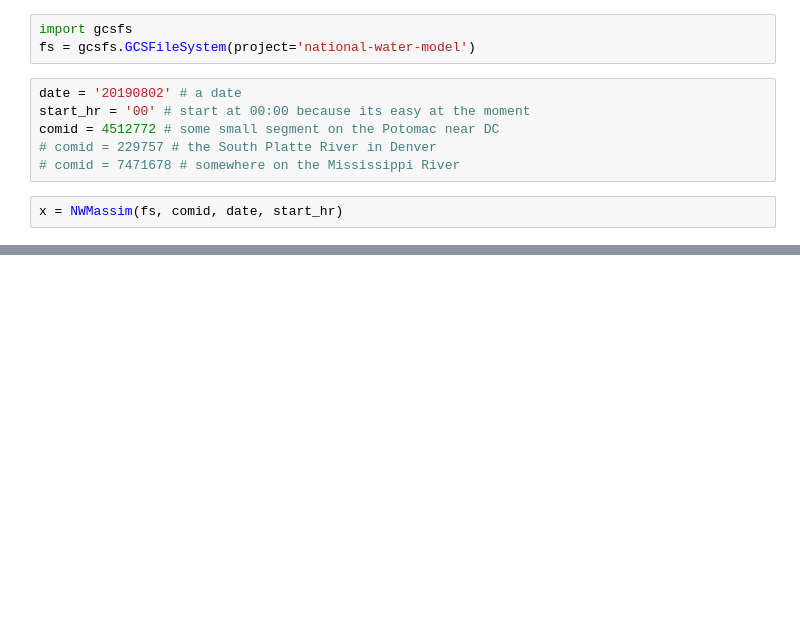
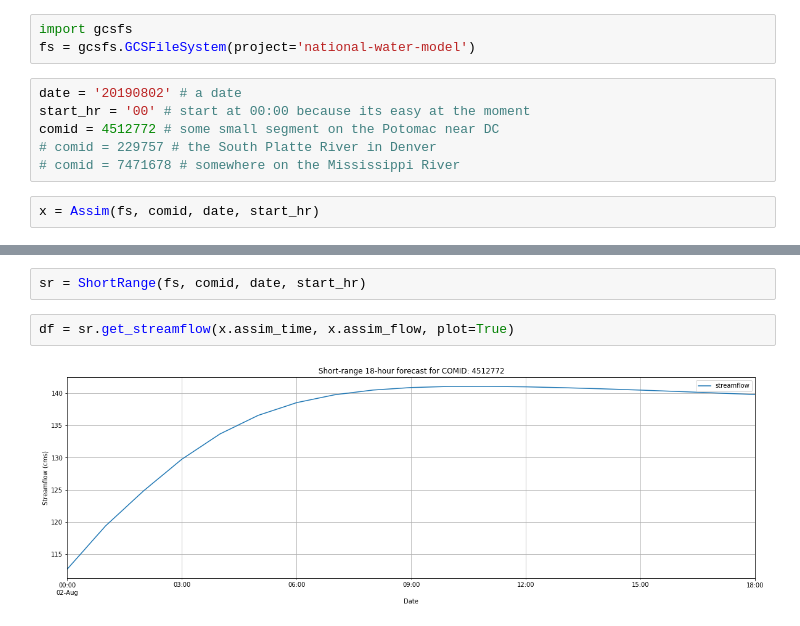
Before and after one commit to Dewberry/fcast, a Jupyter notebook: notebooks/NWM_classes-Dev.ipynb, the cells around one changed output, grey strips where cells are left out. Cells and saved outputs as stored; diff of their text form; blank space fills up the shorter version.

Commit message:
implement NWM class objects. use them in short range and medium range clean notebooks

```diff
--- a/notebooks/NWM_classes-Dev.ipynb
+++ b/notebooks/NWM_classes-Dev.ipynb
@@ -15,5 +14,5 @@ comid = 4512772 # some small segment on the Potomac near DC
 # comid = 229757 # the South Platte River in Denver
 # comid = 7471678 # somewhere on the Mississippi River
 # %%
-x = NWMassim(fs, comid, date, start_hr)
+x = Assim(fs, comid, date, start_hr)
 # %%
@@ -21,2 +20,8 @@ x._assim_time
 # %% [output]
 numpy.datetime64('2019-08-02T00:00:00.000000000')
+# %%
+sr = ShortRange(fs, comid, date, start_hr)
+# %%
+df = sr.get_streamflow(x.assim_time, x.assim_flow, plot=True)
+# %% [output]
+[figure, added]
```
Also changed, not shown: parts of 10 cells of this notebook, 4 other files.
